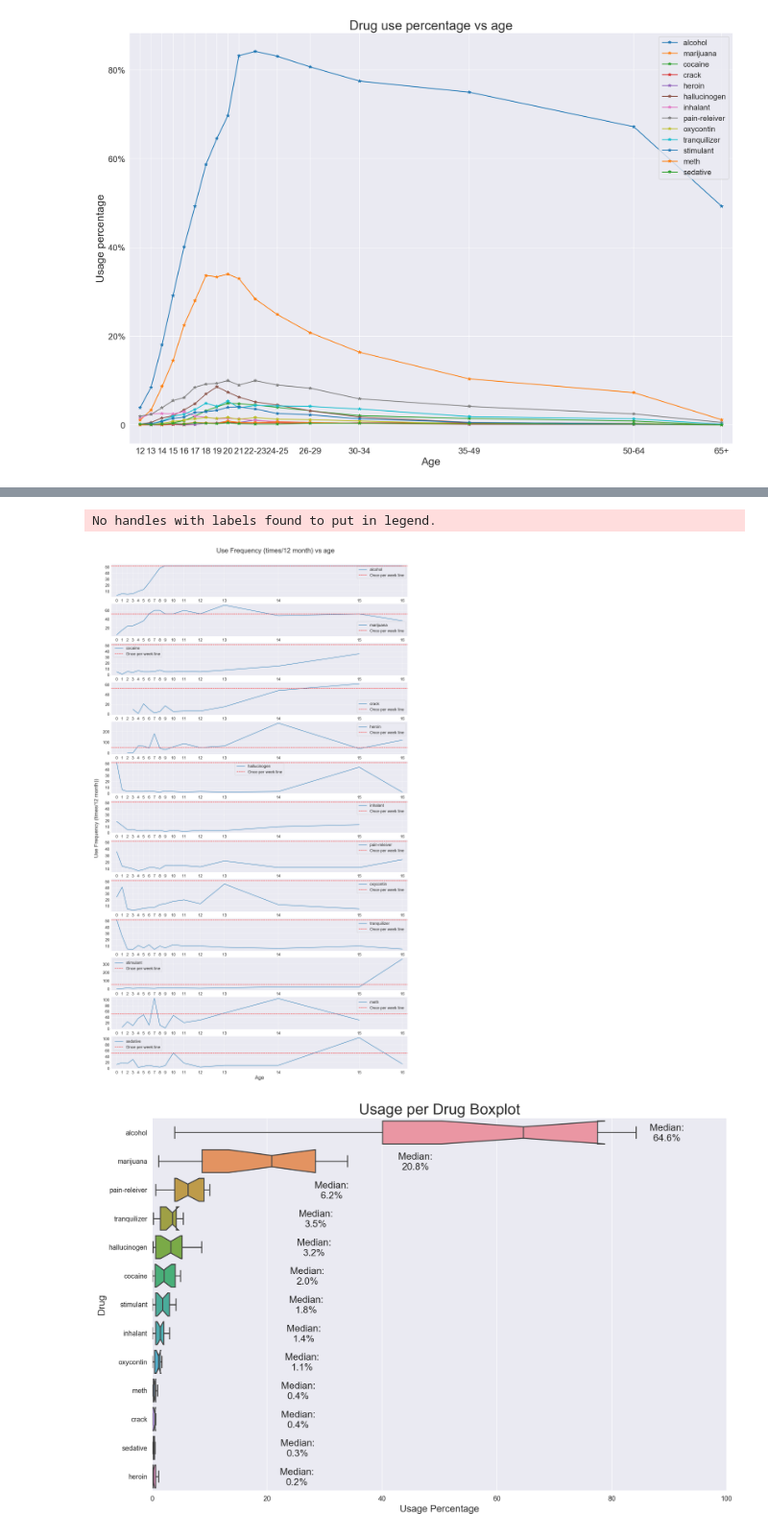
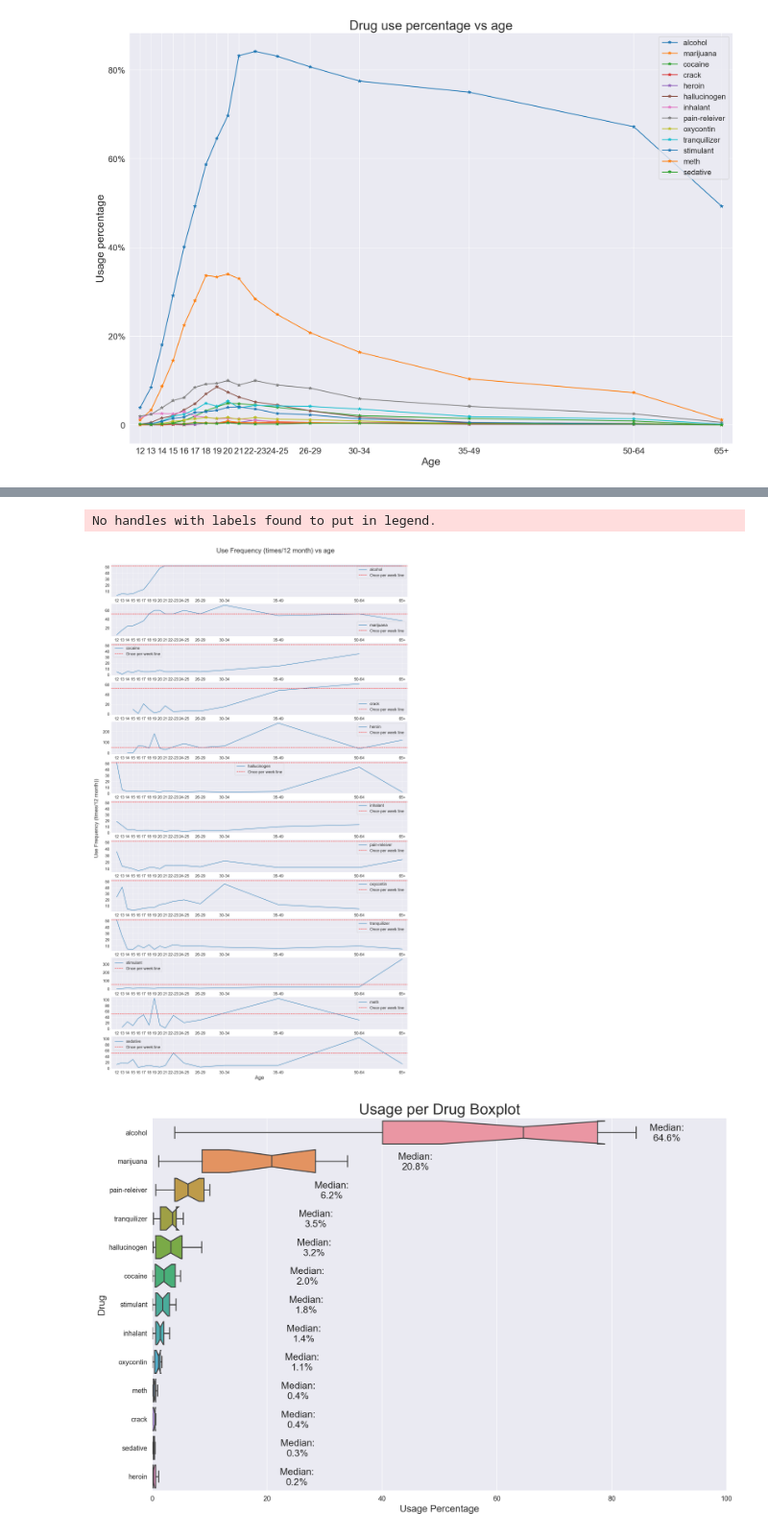
Before and after one commit to Miaowshroom/project2, a Jupyter notebook: project-02-v2-starter-code-seperatetable.ipynb, the cells around one changed output, grey strips where cells are left out. Shown at 96% size. Drawn from its saved outputs; the diff is of its cells as text; code cells hidden in the pictures.

```diff
--- a/project-02-v2-starter-code-seperatetable.ipynb
+++ b/project-02-v2-starter-code-seperatetable.ipynb
@@ -827,7 +827,7 @@ for i in range(len(col_use)):
     ax1[i].axhline(y=10, linestyle='--', color='red',label='widely used line')
     ax1[i].set_xticks(drug.age_mean)
     ax1[i].legend(prop={'size': 15});
-    ax1[i].set_xticklabels(drug.index);
+    ax1[i].set_xticklabels(drug_use.age);
     plt.xlabel('Age', size=20);
 # %% [output]
 No handles with labels found to put in legend.
@@ -835,19 +835,19 @@ No handles with labels found to put in legend.
 # %%
 fig2, ax2 = plt.subplots(13,1)
 fig2.set_size_inches(20,35)
 fig2.text(0.4, 0.9,'Use Frequency (times/12 month) vs age', va='center', fontsize=25)
 fig2.text(0.08, 0.5, 'Use Frequency (times/12 month))', va='center', rotation='vertical', fontsize=20)
 plt.legend(prop={'size': 15})
 for i in range(len(col_freq)):
     drug_freq.plot(x='age_mean', y=col_freq[i], ax=ax2[i], fontsize=15, xlim=(11, 66))
     ax2[i].axhline(y=52, linestyle='--', color='red',label='Once per week line')
     ax2[i].set_xticks(drug.age_mean)
     ax2[i].legend(prop={'size': 15});
-    ax2[i].set_xticklabels(drug.index);
+    ax2[i].set_xticklabels(drug_freq.age);
     plt.xlabel('Age', size=20);
 # %% [output]
 No handles with labels found to put in legend.
-[figure, old version]
+[figure, new version]
 # %%
 fig3, ax3 = plt.subplots(1,1)
 fig3.set_size_inches(15,10)
```
Also changed, not shown: parts of 19 cells of this notebook.
